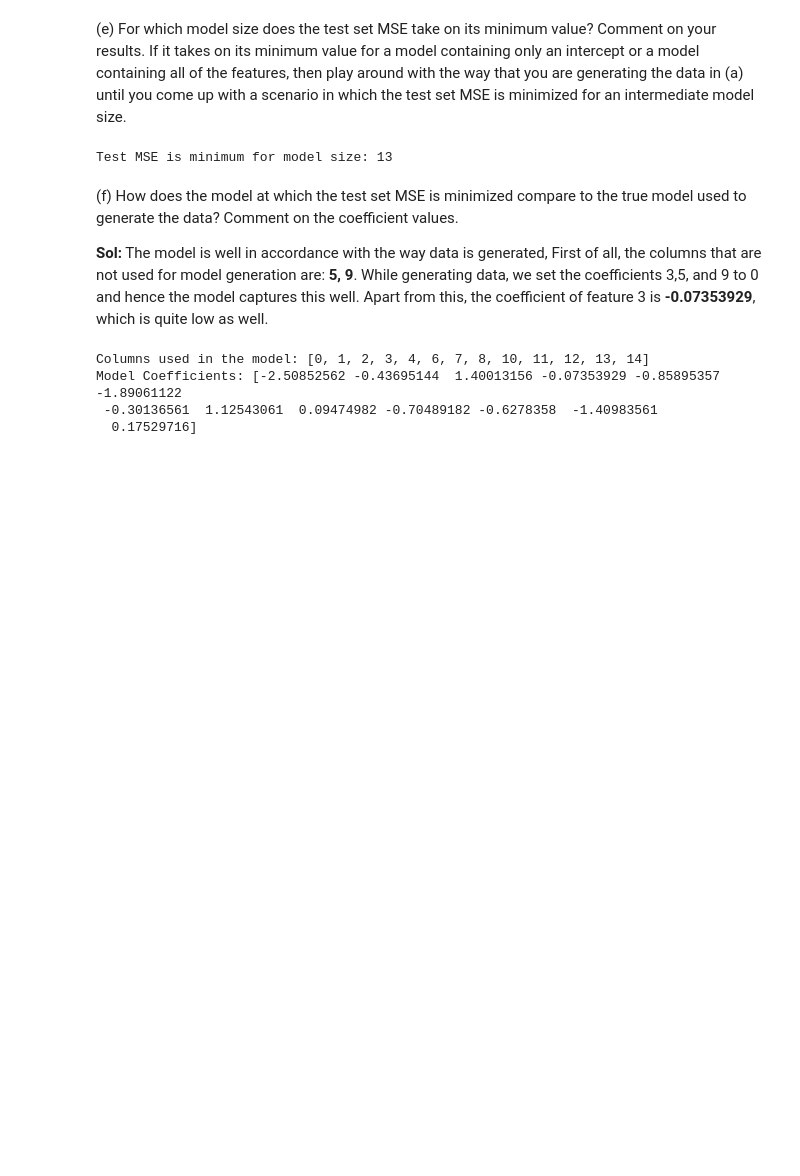
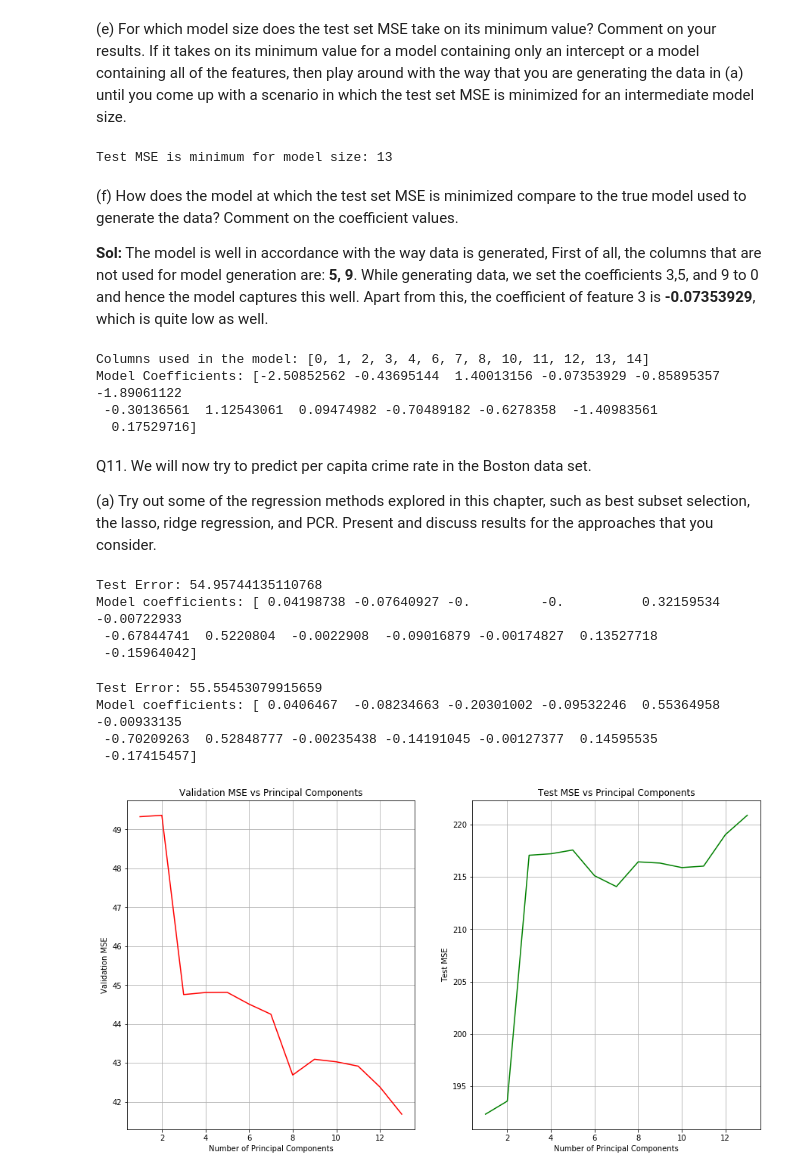
Before and after one commit to amitrajan012/Introduction-to-Statistical-Learning, a Jupyter notebook: Linear Model Selection and Regularization.ipynb, the cells around one changed output. Saved outputs shown, nothing was run; the diff lists cells and outputs as text; code cells hidden in the pictures; blank space fills up the shorter version.

```diff
--- a/Linear Model Selection and Regularization.ipynb
+++ b/Linear Model Selection and Regularization.ipynb
@@ -942,3 +942,48 @@ Columns used in the model: [0, 1, 2, 3, 4, 6, 7, 8, 10, 11, 12, 13, 14]
 Model Coefficients: [-2.50852562 -0.43695144  1.40013156 -0.07353929 -0.85895357 -1.89061122
  -0.30136561  1.12543061  0.09474982 -0.70489182 -0.6278358  -1.40983561
   0.17529716]
+# %% [markdown]
+Q11. We will now try to predict per capita crime rate in the Boston data set.
+
+(a) Try out some of the regression methods explored in this chapter, such as best subset selection, the lasso, ridge regression, and PCR. Present and discuss results for the approaches that you consider.
+# %%
+boston = pd.read_csv("data/Boston.csv")
+boston.dropna(inplace=True)
+# %%
+np.random.seed(5)
+X_train, X_test, y_train, y_test = train_test_split(boston.iloc[:,1:], boston['crim'], test_size=0.1)
+
+# The lasso
+n_alphas = 200
+alphas = np.logspace(-10, 2, n_alphas)
+# Leave one out cross-validation
+model = LassoCV(alphas=alphas, fit_intercept=True, cv=None)
+model.fit(X_train, y_train)
+
+predictions = model.predict(X_test)
+print("Test Error: " +str(mean_squared_error(y_test, predictions)))
+print("Model coefficients: " + str(model.coef_))
+# %% [output]
+Test Error: 54.95744135110768
+Model coefficients: [ 0.04198738 -0.07640927 -0.         -0.          0.32159534 -0.00722933
+ -0.67844741  0.5220804  -0.0022908  -0.09016879 -0.00174827  0.13527718
+ -0.15964042]
+# %%
+# Ridge Regression
+model = RidgeCV(alphas=alphas, fit_intercept=True, cv=None)
+model.fit(X_train, y_train)
+
+predictions = model.predict(X_test)
+print("Test Error: " +str(mean_squared_error(y_test, predictions)))
+print("Model coefficients: " + str(model.coef_))
+# %% [output]
+Test Error: 55.55453079915659
+Model coefficients: [ 0.0406467  -0.08234663 -0.20301002 -0.09532246  0.55364958 -0.00933135
+ -0.70209263  0.52848777 -0.00235438 -0.14191045 -0.00127377  0.14595535
+ -0.17415457]
+# %%
+# PCR
+M = np.arange(1, 14, 1) # Principal components
+PCR_CV(X_train, y_train.values, X_test, y_test.values, M)
+# %% [output]
+[figure, added]
```
Also changed, not shown: parts of 2 cells of this notebook.
